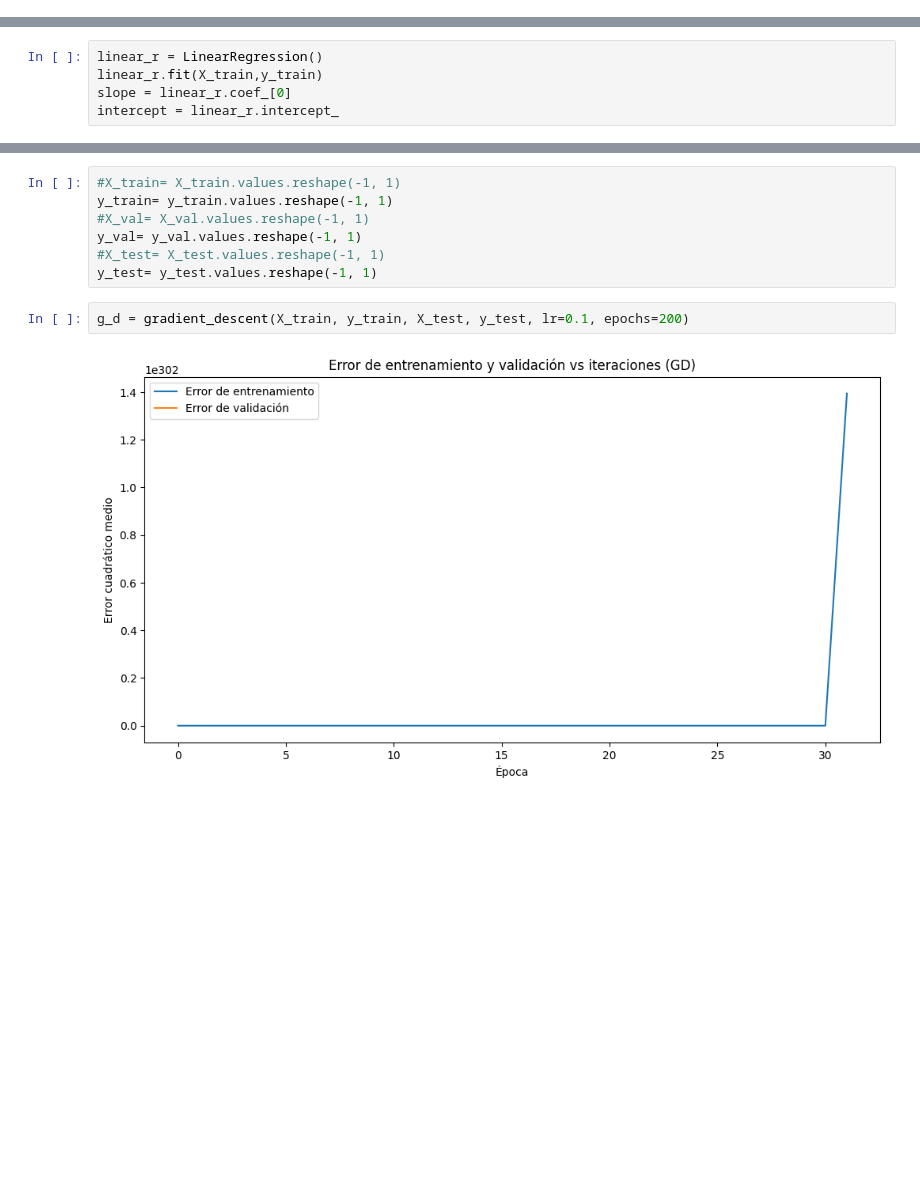
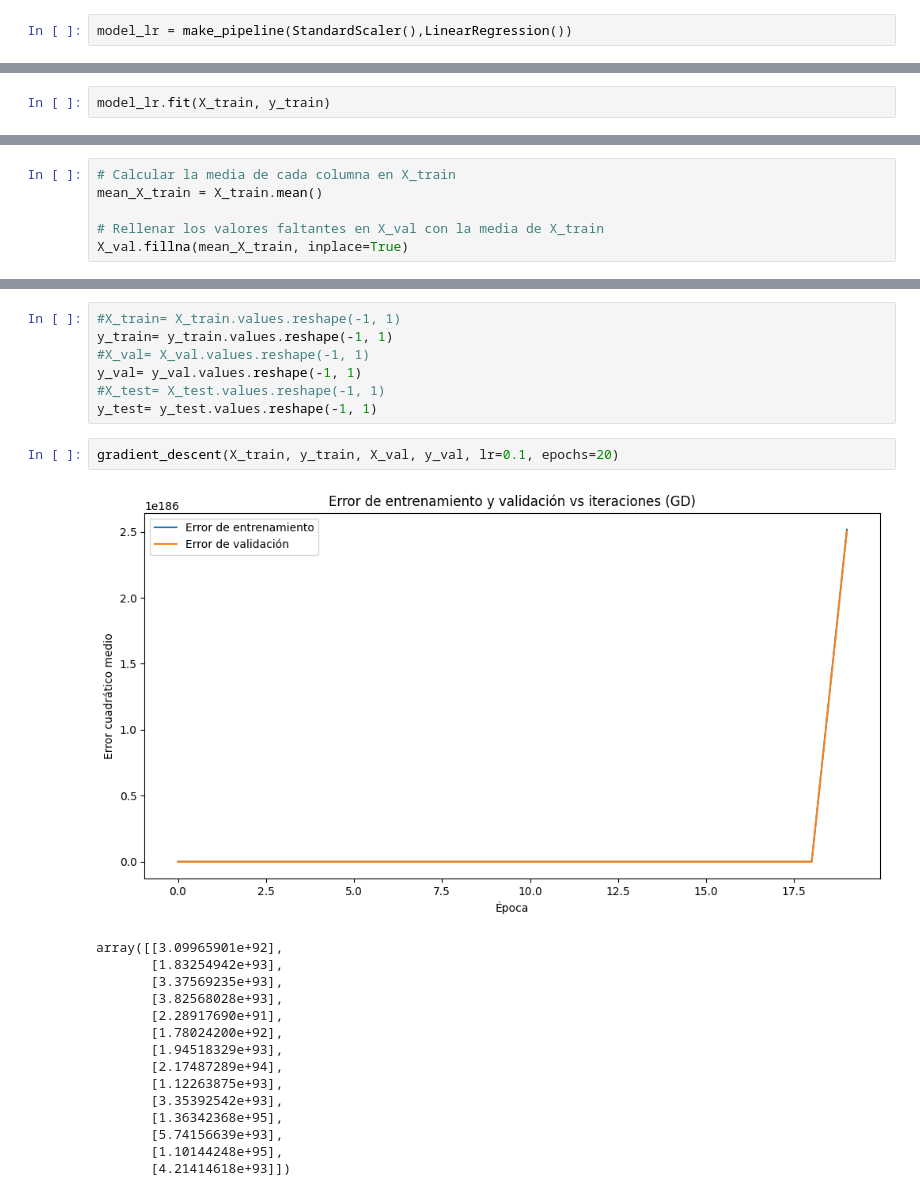
Before and after one commit to julilc/AA1-TUIA-LopezCeratto-RodriguezGrino-Slepoy, a Jupyter notebook: Tp-regresion-AA1-Kn.ipynb, the cells around one changed output, grey strips where cells are left out. Drawn from its saved outputs; the diff is of its cells as text; blank space fills up the shorter version.

```diff
--- a/Tp-regresion-AA1-Kn.ipynb
+++ b/Tp-regresion-AA1-Kn.ipynb
@@ -291,3 +297,5 @@ sns.histplot(X_train_sdd['TAX'])
 [figure]
 # %% [markdown]
 # 4. Implementar la solución del problema de regresión con regresión lineal múltiple.
+# %%
+model_lr = make_pipeline(StandardScaler(),LinearRegression())
@@ -296,5 +309,2 @@ sns.histplot(X_train_sdd['TAX'])
-# %%
-linear_r = LinearRegression()
-linear_r.fit(X_train,y_train)
-slope = linear_r.coef_[0]
-intercept = linear_r.intercept_
+# %%
+model_lr.fit(X_train, y_train)
@@ -438,0 +450,6 @@ X_test.shape
+# %%
+# Calcular la media de cada columna en X_train
+mean_X_train = X_train.mean()
+
+# Rellenar los valores faltantes en X_val con la media de X_train
+X_val.fillna(mean_X_train, inplace=True)
@@ -444,6 +465,20 @@ y_val= y_val.values.reshape(-1, 1)
 #X_test= X_test.values.reshape(-1, 1)
 y_test= y_test.values.reshape(-1, 1)
 # %%
-g_d = gradient_descent(X_train, y_train, X_test, y_test, lr=0.1, epochs=200)
+gradient_descent(X_train, y_train, X_val, y_val, lr=0.1, epochs=20)
 # %% [output]
-[figure, old version]
+[figure, new version]
+array([[3.09965901e+92],
+       [1.83254942e+93],
+       [3.37569235e+93],
+       [3.82568028e+93],
+       [2.28917690e+91],
+       [1.78024200e+92],
+       [1.94518329e+93],
+       [2.17487289e+94],
+       [1.12263875e+93],
+       [3.35392542e+93],
+       [1.36342368e+95],
+       [5.74156639e+93],
+       [1.10144248e+95],
+       [4.21414618e+93]])
```
Also changed, not shown: parts of 24 cells of this notebook.
